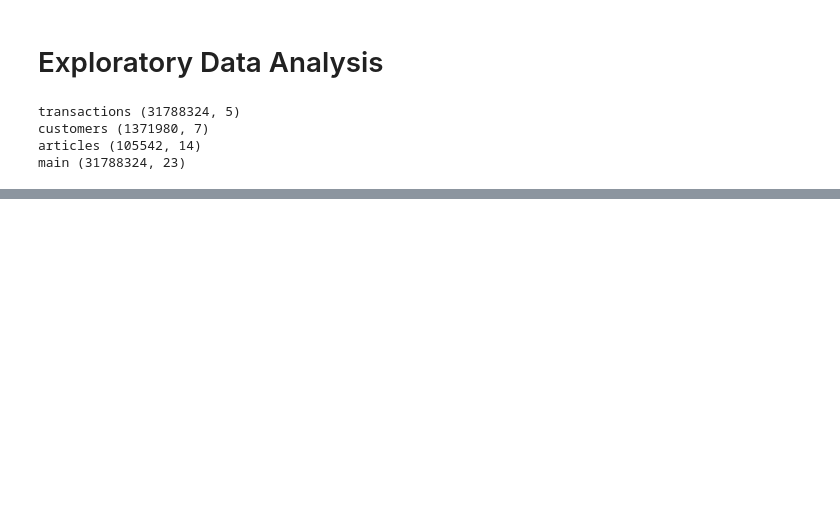
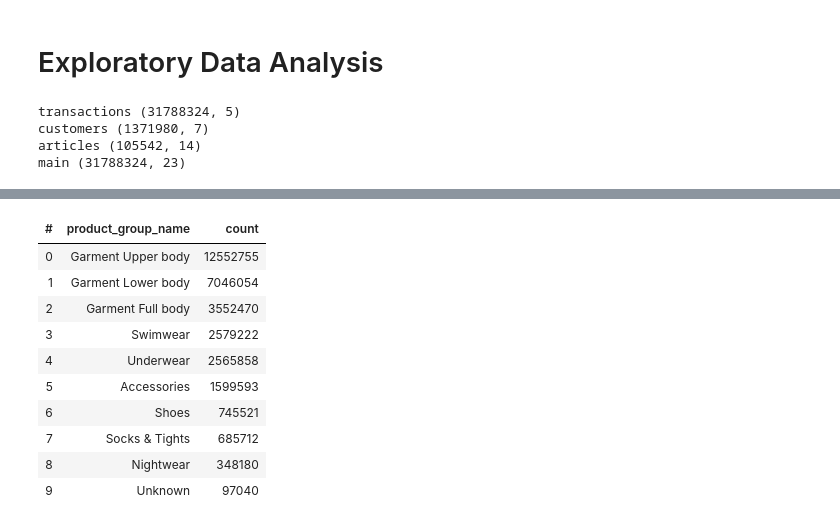
Before and after one commit to pval108/hm_clothing, a Jupyter notebook: hm_clothing.ipynb, the cells around one changed output, grey strips where cells are left out. Cells and saved outputs as stored; diff of their text form; code cells hidden in the pictures; blank space fills up the shorter version.

```diff
--- a/hm_clothing.ipynb
+++ b/hm_clothing.ipynb
@@ -123,0 +159,14 @@ main (31788324, 23)
+# %%
+df.groupby('product_group_name').agg('count').sort('count',ascending=False).head(10)
+# %% [output]
+| # | product_group_name | count |
+| 0 | Garment Upper body | 12552755 |
+| 1 | Garment Lower body | 7046054 |
+| 2 | Garment Full body | 3552470 |
+| 3 | Swimwear | 2579222 |
+| 4 | Underwear | 2565858 |
+| 5 | Accessories | 1599593 |
+| 6 | Shoes | 745521 |
+| 7 | Socks & Tights | 685712 |
+| 8 | Nightwear | 348180 |
+| 9 | Unknown | 97040 |
```
Also changed, not shown: parts of 12 cells of this notebook.
